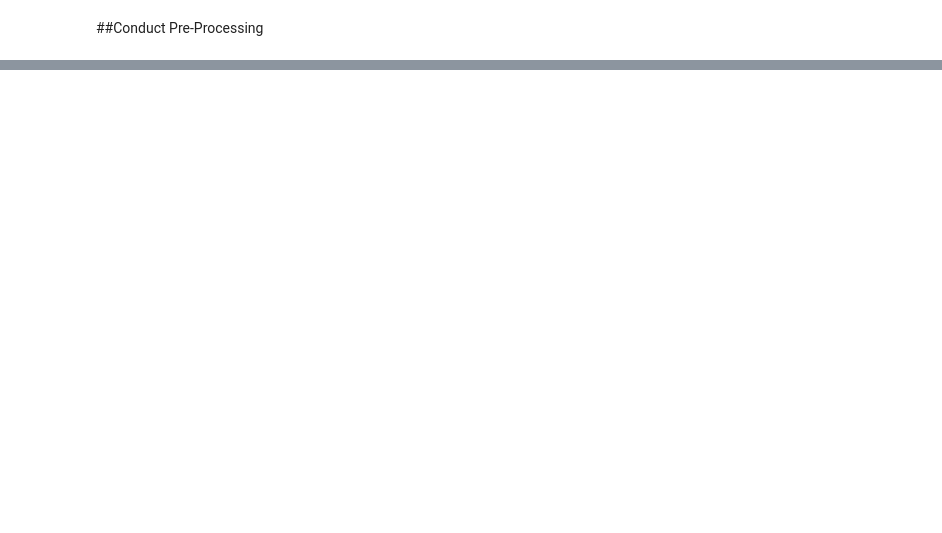
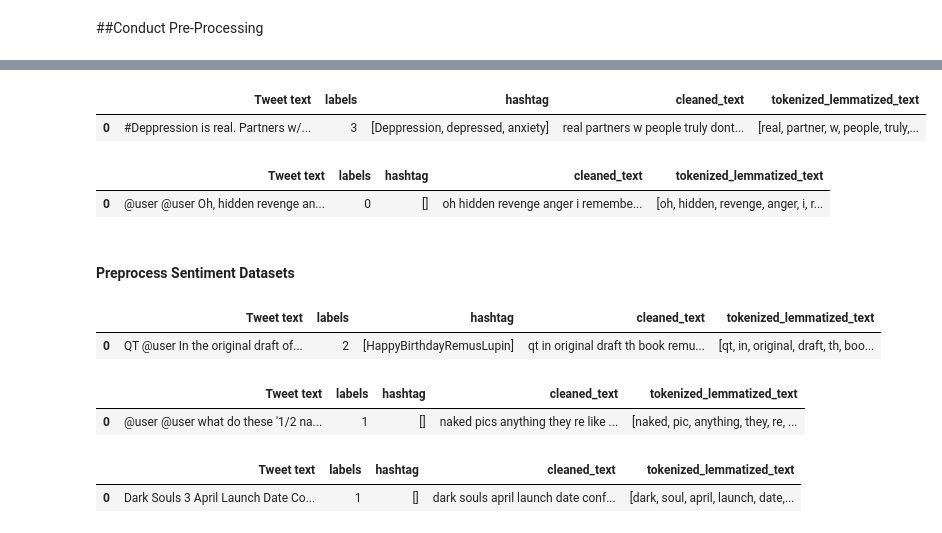
Before and after one commit to Kensuzuki95/CE888-Assignment1-2, a Jupyter notebook: Assignment_1_CE888.ipynb, the cells around one changed output, grey strips where cells are left out. Cells and saved outputs as stored; diff of their text form; code cells hidden in the pictures; blank space fills up the shorter version.

```diff
--- a/Assignment_1_CE888.ipynb
+++ b/Assignment_1_CE888.ipynb
@@ -263,0 +289,32 @@ lemmatize_text(df_emoji_test)
+# %%
+df_emotion_test.to_csv('df_emotion_test.csv', index=False)
+df_emotion_test.head(1)
+# %% [output]
+|  | Tweet text | labels | hashtag | cleaned_text | tokenized_lemmatized_text |
+| 0 | #Deppression is real. Partners w/... | 3 | [Deppression, depressed, anxiety] | real partners w people truly dont... | [real, partner, w, people, truly,... |
+# %%
+df_emotion_val.to_csv('df_emotion_val.csv', index=False)
+df_emotion_val.head(1)
+# %% [output]
+|  | Tweet text | labels | hashtag | cleaned_text | tokenized_lemmatized_text |
+| 0 | @user @user Oh, hidden revenge an... | 0 | [] | oh hidden revenge anger i remembe... | [oh, hidden, revenge, anger, i, r... |
+# %% [markdown]
+#### Preprocess Sentiment Datasets
+# %%
+df_sentiment_train.to_csv('df_sentiment_train.csv', index=False)
+df_sentiment_train.head(1)
+# %% [output]
+|  | Tweet text | labels | hashtag | cleaned_text | tokenized_lemmatized_text |
+| 0 | QT @user In the original draft of... | 2 | [HappyBirthdayRemusLupin] | qt in original draft th book remu... | [qt, in, original, draft, th, boo... |
+# %%
+df_sentiment_test.to_csv('df_sentiment_test.csv', index=False)
+df_sentiment_test.head(1)
+# %% [output]
+|  | Tweet text | labels | hashtag | cleaned_text | tokenized_lemmatized_text |
+| 0 | @user @user what do these '1/2 na... | 1 | [] | naked pics anything they re like ... | [naked, pic, anything, they, re, ... |
+# %%
+df_sentiment_val.to_csv('df_sentiment_val.csv', index=False)
+df_sentiment_val.head(1)
+# %% [output]
+|  | Tweet text | labels | hashtag | cleaned_text | tokenized_lemmatized_text |
+| 0 | Dark Souls 3 April Launch Date Co... | 1 | [] | dark souls april launch date conf... | [dark, soul, april, launch, date,... |
```
Also changed, not shown: parts of 37 cells of this notebook.
